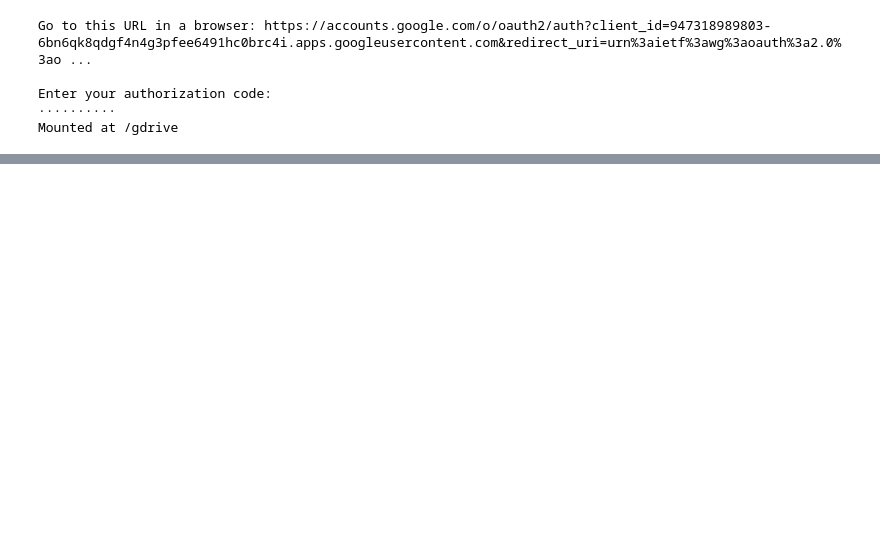
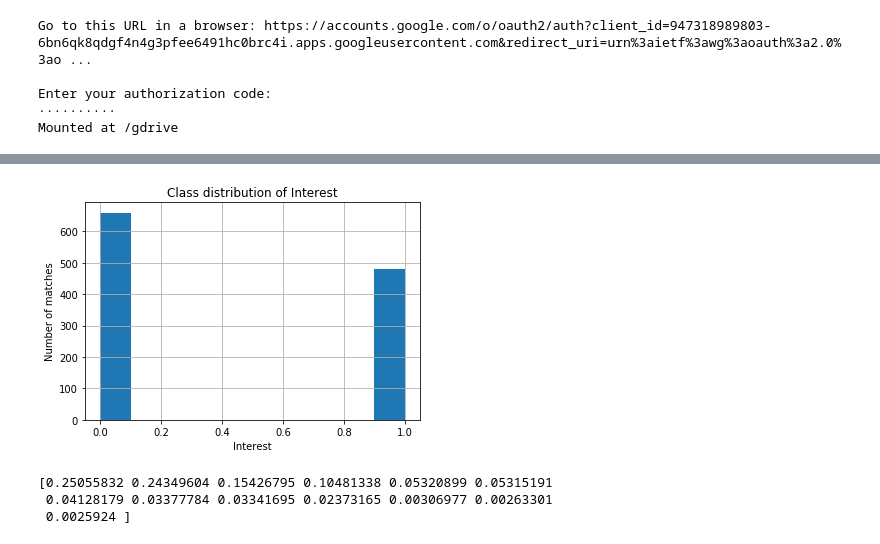
Before and after one commit to SonAlexLe/Data-Project, a Jupyter notebook: Data_Project.ipynb, the cells around one changed output, grey strips where cells are left out. Cells and saved outputs as stored; diff of their text form; code cells hidden in the pictures; blank space fills up the shorter version.

```diff
--- a/Data_Project.ipynb
+++ b/Data_Project.ipynb
@@ -271,0 +75,10 @@ weighted avg       0.47      0.52      0.46       342
+# %%
+def histogram(label=None):
+  df_full_full.hist(label)#, figsize=(20,12))
+  plt.title(f'Class distribution of {label}')
+  plt.xlabel(label)
+  plt.ylabel('Number of matches')
+  plt.show()
+histogram('Interest')
+# %% [output]
+[figure, added]
@@ -271,0 +118,7 @@ weighted avg       0.47      0.52      0.46       342
+# %%
+a, b = scale(df_train,kind='minmax',return_df=False)
+print(b)
+# %% [output]
+[0.25055832 0.24349604 0.15426795 0.10481338 0.05320899 0.05315191
+ 0.04128179 0.03377784 0.03341695 0.02373165 0.00306977 0.00263301
+ 0.0025924 ]
```
Also changed, not shown: parts of 40 cells of this notebook.
